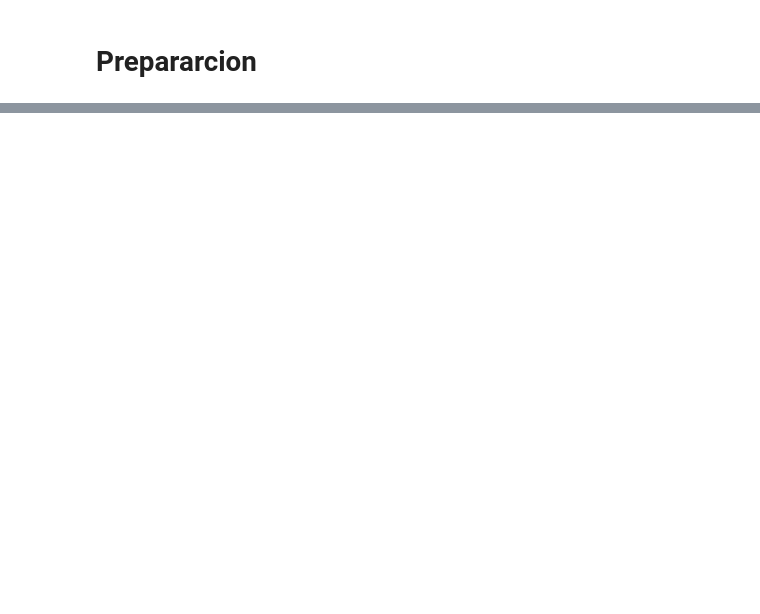
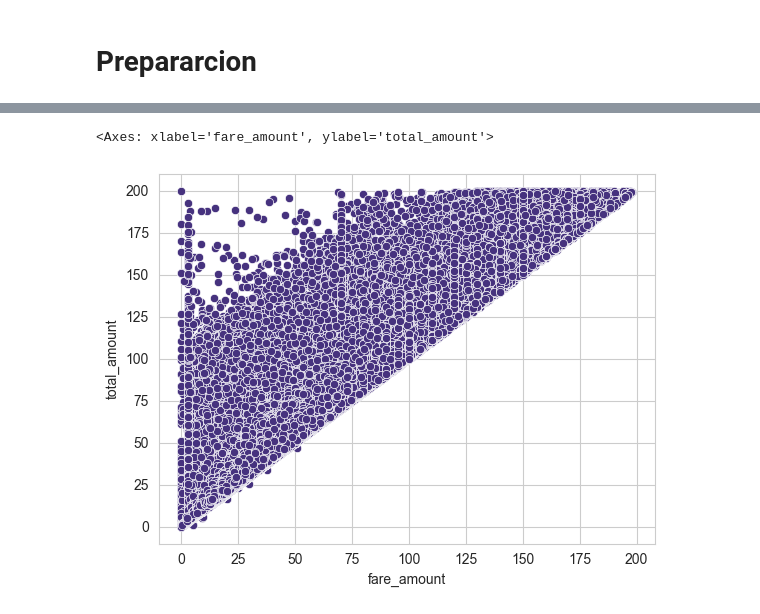
Before and after one commit to carocardenas0699/Bootcamp, a Jupyter notebook: PF/Creacion _tablas_ML.ipynb, the cells around one changed output, grey strips where cells are left out. Saved outputs shown, nothing was run; the diff lists cells and outputs as text; code cells hidden in the pictures; blank space fills up the shorter version.

```diff
--- a/PF/Creacion _tablas_ML.ipynb
+++ b/PF/Creacion _tablas_ML.ipynb
@@ -262,0 +296,5 @@ df_ml['weekday'] = df_ml['weekday'].astype('category')
+# %%
+sns.scatterplot(data=taxis[(taxis['fare_amount']>0)&(taxis['total_amount']>0)&(taxis['fare_amount']<200)&(taxis['total_amount']<200)], x='fare_amount', y='total_amount')
+# %% [output]
+<Axes: xlabel='fare_amount', ylabel='total_amount'>
+[figure, added]
```
Also changed, not shown: parts of 7 cells of this notebook, 1 other file.
